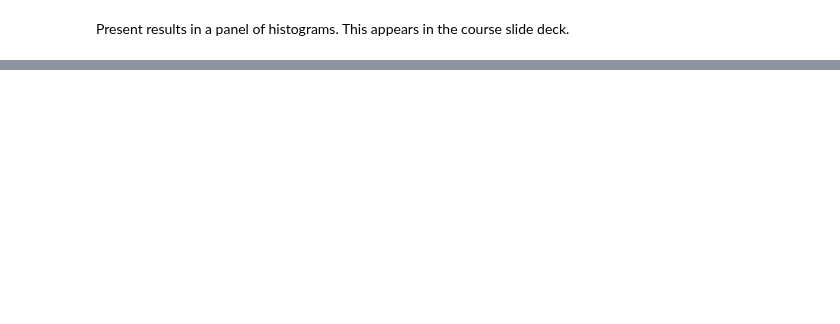
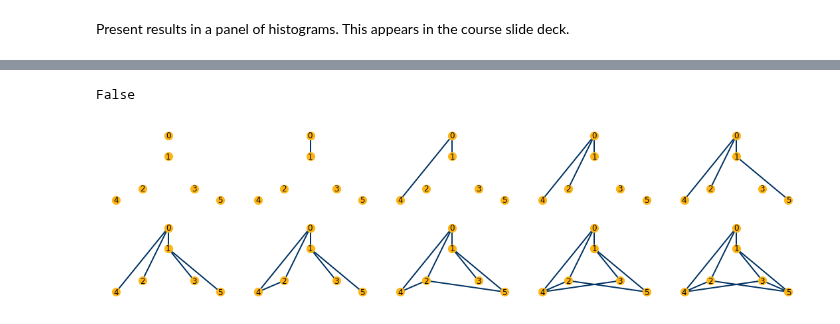
Before and after one commit to bryangraham/short_courses, a Jupyter notebook: SMU_CUHK/Notebooks/SMU_Notebook_4.ipynb, the cells around one changed output, grey strips where cells are left out. Saved outputs shown, nothing was run; the diff lists cells and outputs as text; code cells hidden in the pictures; blank space fills up the shorter version.

```diff
--- a/SMU_CUHK/Notebooks/SMU_Notebook_4.ipynb
+++ b/SMU_CUHK/Notebooks/SMU_Notebook_4.ipynb
@@ -536,0 +682,36 @@ HTML(urllib2.urlopen('http://bit.ly/1Bf5Hft').read())
+# %%
+V=nx.Graph()
+V.add_nodes_from(G)
+V_edges = [(0, 1), (0, 4), (0, 2), (1, 5), (1, 3), (2, 4), (2, 5), (4, 3), (3, 5)]
+
+print(nx.is_isomorphic(G, V))
+
+blitzstein_diaconis_fig = plt.figure(figsize=(15, 4))
+
+for edge in range(0,len(V_edges)+1):
+    ax = 'ax'+str(edge)
+    ax = blitzstein_diaconis_fig.add_subplot(2,5,edge+1)
+
+    # Add current edge to Blitzstein and Diaconis simulated graph
+    if edge>0:
+        V.add_edge(*V_edges[edge-1])
+
+    # Draw Isomorphism
+    nx.draw_networkx(V, pos = node_pos, with_labels=True, node_color='#FDB515', \
+                     node_size = 150, \
+                     edge_color='#003262', width=2)
+
+    plt.axis('off')
+    ax.axes.set_xlim([-1.25,1.25])
+    ax.axes.set_ylim([-0.25,2.25])
+    ax.axes.get_xaxis().set_visible(False)
+    ax.axes.get_yaxis().set_visible(False)
+
+
+# Save result
+plt.tight_layout()
+plt.savefig(graphics+'blitzstein_diaconis_simulation_fig.eps', bbox_inches='tight', dpi=500)
+plt.savefig(graphics+'blitzstein_diaconis_simulation_fig.png', bbox_inches='tight', dpi=500)
+# %% [output]
+False
+[figure, added]
```
Also changed, not shown: parts of 13 cells of this notebook, 5 other files.
